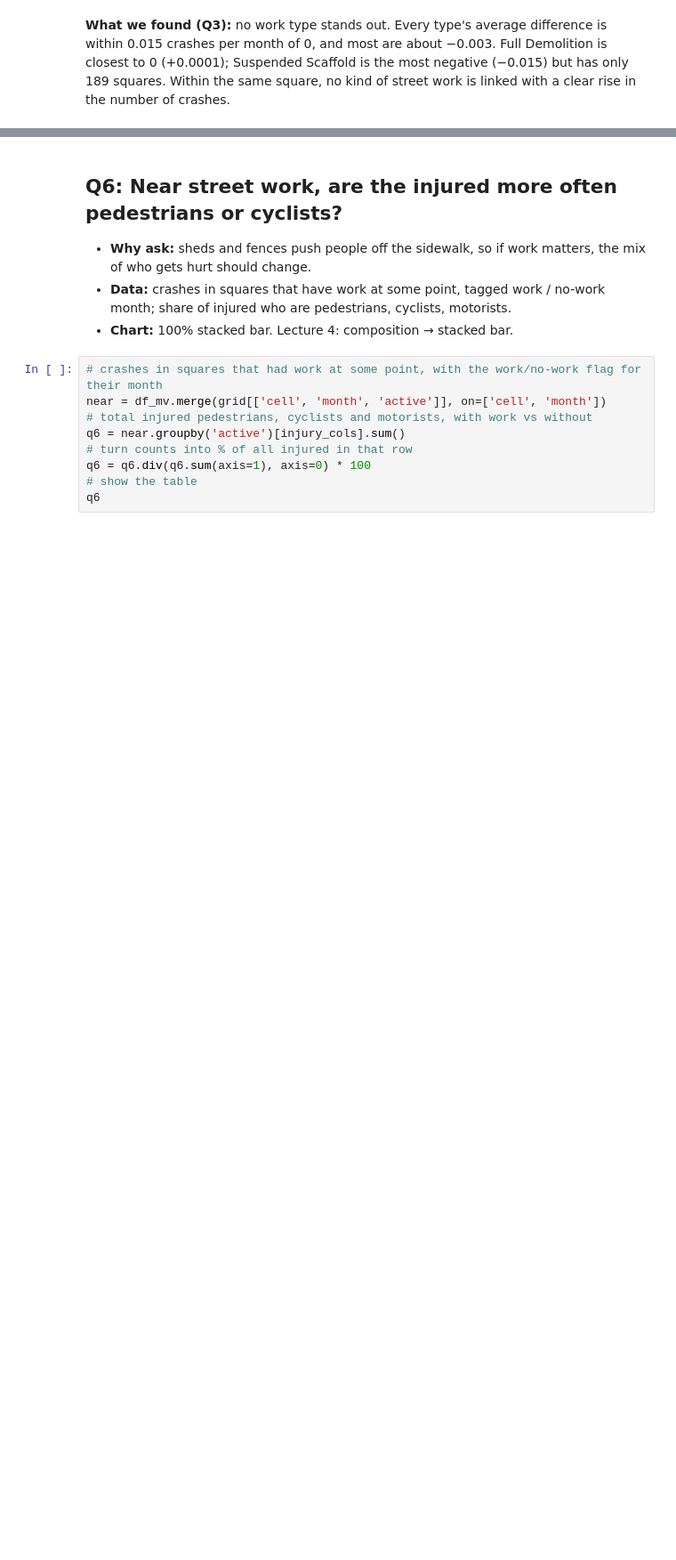
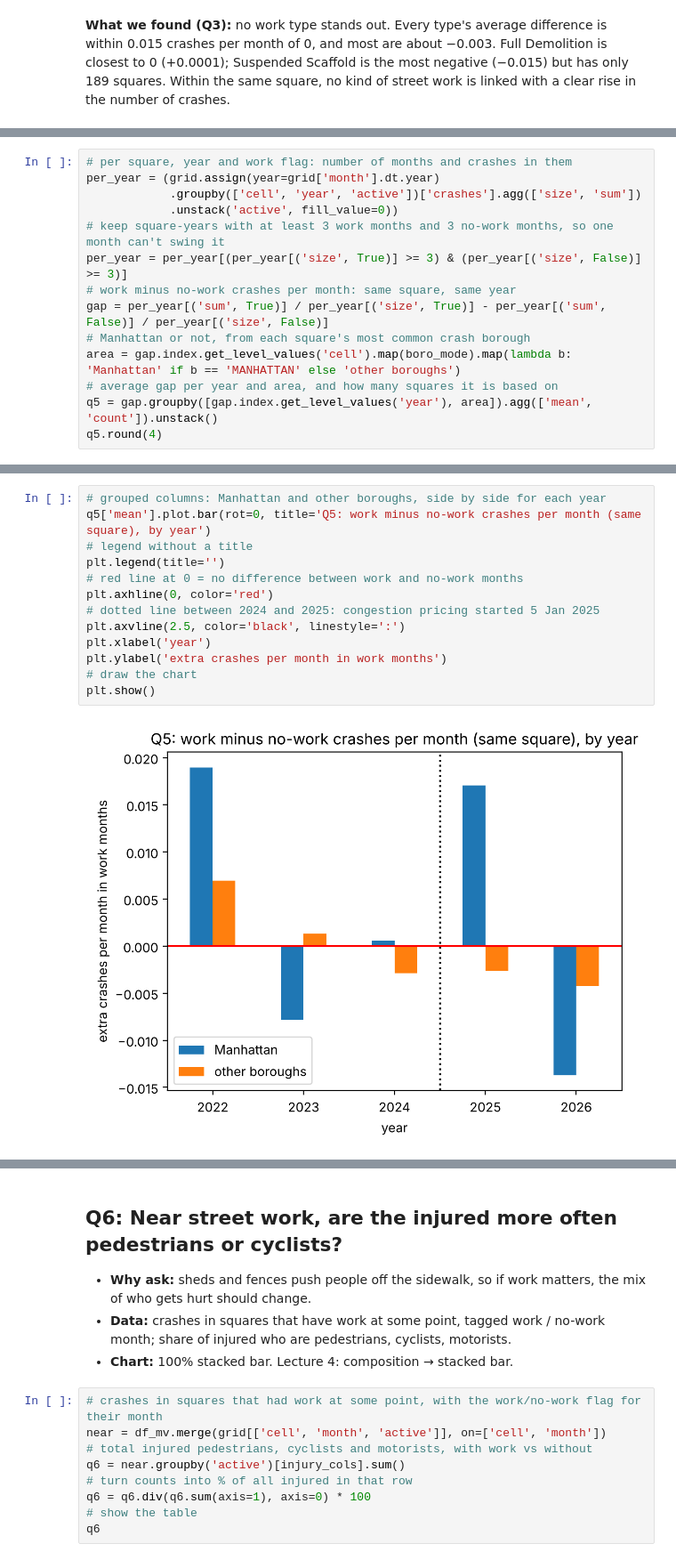
Before and after one commit to YoussefAbdelkawy/datavis, a Jupyter notebook: datavis.ipynb, the cells around one changed output, grey strips where cells are left out. Shown at 89% size. Saved outputs shown, nothing was run; the diff lists cells and outputs as text; blank space fills up the shorter version.

```diff
--- a/datavis.ipynb
+++ b/datavis.ipynb
@@ -1181,0 +1193,14 @@ plt.show()
+# %%
+# per square, year and work flag: number of months and crashes in them
+per_year = (grid.assign(year=grid['month'].dt.year)
+            .groupby(['cell', 'year', 'active'])['crashes'].agg(['size', 'sum'])
+            .unstack('active', fill_value=0))
+# keep square-years with at least 3 work months and 3 no-work months, so one month can't swing it
+per_year = per_year[(per_year[('size', True)] >= 3) & (per_year[('size', False)] >= 3)]
+# work minus no-work crashes per month: same square, same year
+gap = per_year[('sum', True)] / per_year[('size', True)] - per_year[('sum', False)] / per_year[('size', False)]
+# Manhattan or not, from each square's most common crash borough
+area = gap.index.get_level_values('cell').map(boro_mode).map(lambda b: 'Manhattan' if b == 'MANHATTAN' else 'other boroughs')
+# average gap per year and area, and how many squares it is based on
+q5 = gap.groupby([gap.index.get_level_values('year'), area]).agg(['mean', 'count']).unstack()
+q5.round(4)
@@ -1181,0 +1216,15 @@ plt.show()
+# %%
+# grouped columns: Manhattan and other boroughs, side by side for each year
+q5['mean'].plot.bar(rot=0, title='Q5: work minus no-work crashes per month (same square), by year')
+# legend without a title
+plt.legend(title='')
+# red line at 0 = no difference between work and no-work months
+plt.axhline(0, color='red')
+# dotted line between 2024 and 2025: congestion pricing started 5 Jan 2025
+plt.axvline(2.5, color='black', linestyle=':')
+plt.xlabel('year')
+plt.ylabel('extra crashes per month in work months')
+# draw the chart
+plt.show()
+# %% [output]
+[figure, added]
```
Also changed, not shown: parts of 29 cells of this notebook.
